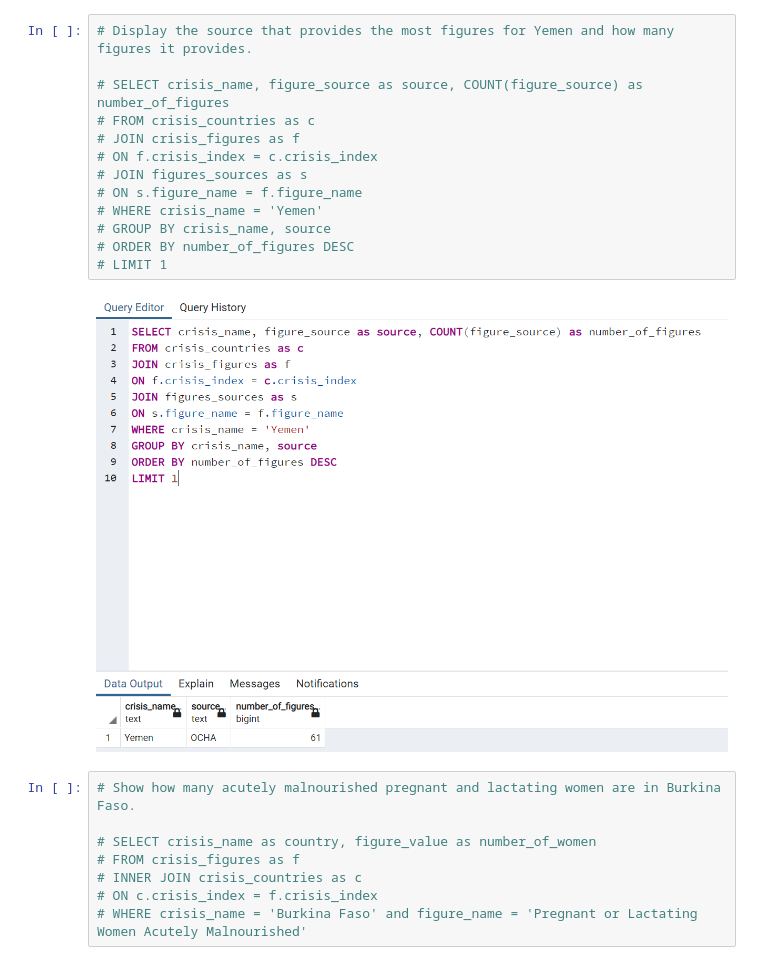
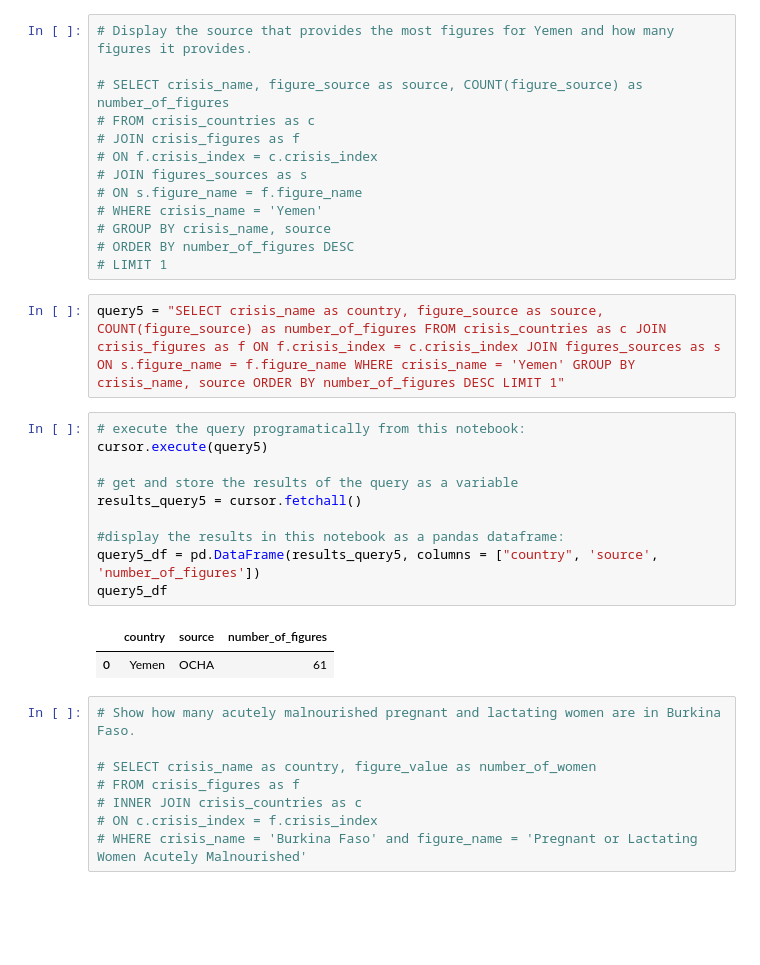
Before and after one commit to N-J-Miller/ETL-Project, a Jupyter notebook: crisis_project.ipynb, the cells around one changed output. Cells and saved outputs as stored; diff of their text form; blank space fills up the shorter version.

```diff
--- a/crisis_project.ipynb
+++ b/crisis_project.ipynb
@@ -257,8 +346,21 @@ conn.commit()
 # GROUP BY crisis_name, source
 # ORDER BY number_of_figures DESC
 # LIMIT 1
-# %% [markdown]
-![Yemen%20sources.PNG](attachment:Yemen%20sources.PNG)
+# %%
+query5 = "SELECT crisis_name as country, figure_source as source, COUNT(figure_source) as number_of_figures FROM crisis_countries as c JOIN crisis_figures as f ON f.crisis_index = c.crisis_index JOIN figures_sources as s ON s.figure_name = f.figure_name WHERE crisis_name = 'Yemen' GROUP BY crisis_name, source ORDER BY number_of_figures DESC LIMIT 1"
+# %%
+# execute the query programatically from this notebook:
+cursor.execute(query5)
+
+# get and store the results of the query as a variable
+results_query5 = cursor.fetchall()
+
+#display the results in this notebook as a pandas dataframe:
+query5_df = pd.DataFrame(results_query5, columns = ["country", 'source', 'number_of_figures'])
+query5_df
+# %% [output]
+|  | country | source | number_of_figures |
+| 0 | Yemen | OCHA | 61 |
 # %%
 # Show how many acutely malnourished pregnant and lactating women are in Burkina Faso.
 
```
Also changed, not shown: parts of 34 cells of this notebook.
